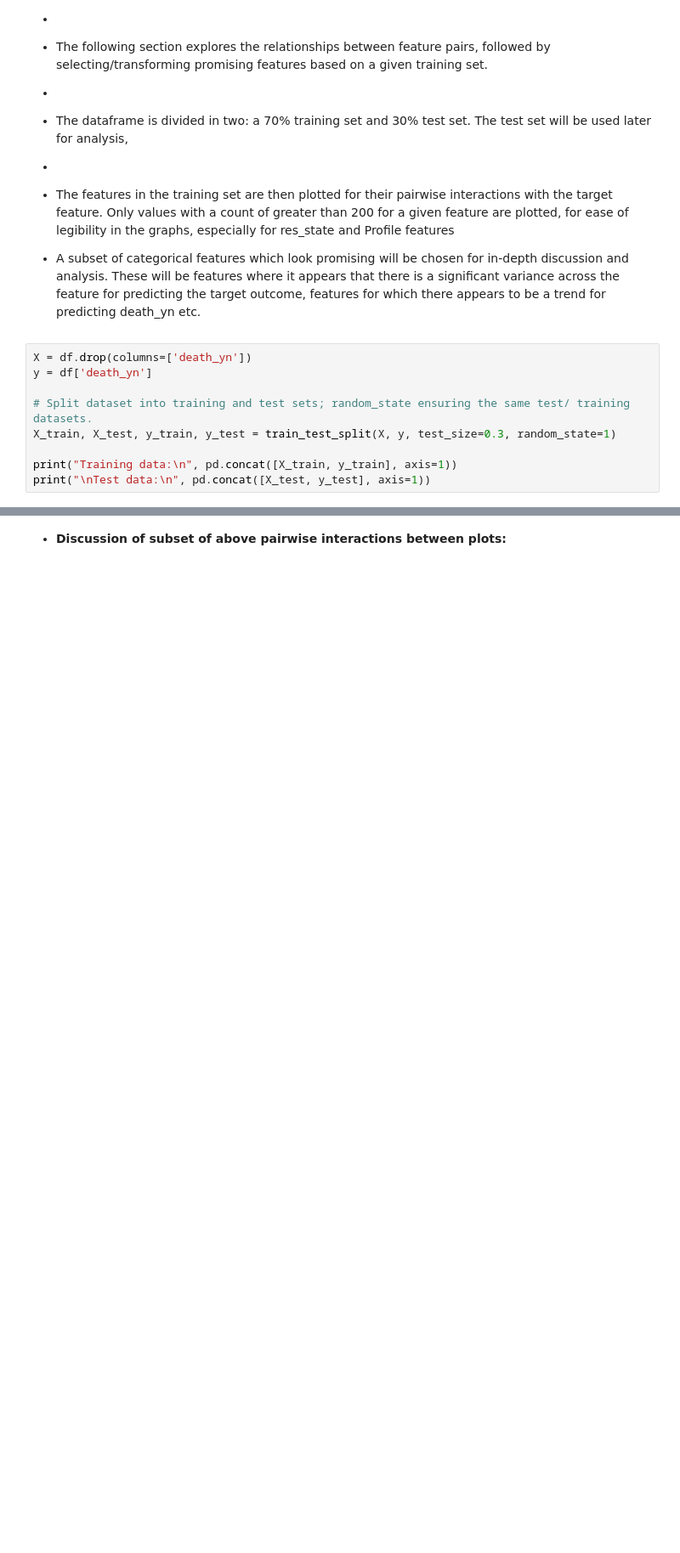
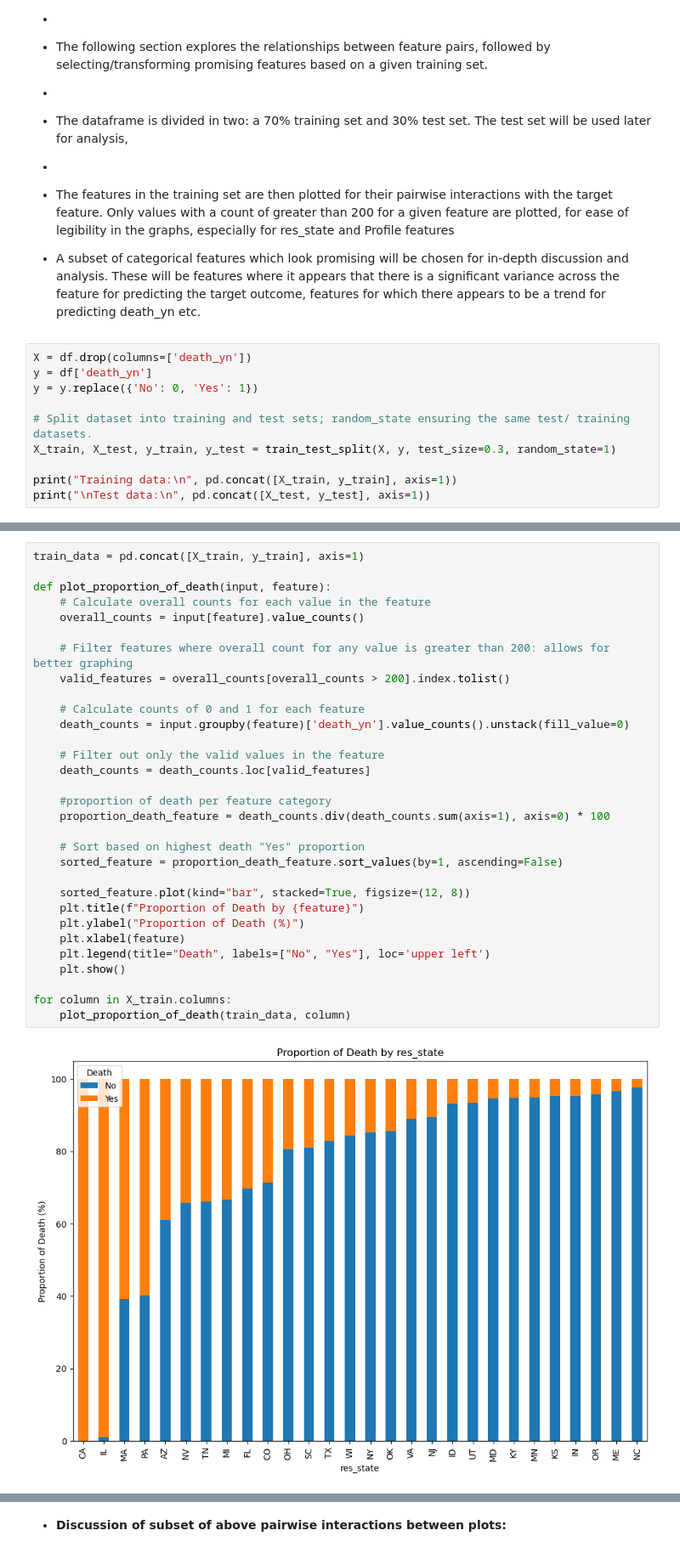
Before and after one commit to aTomical2/ML-Covid-Death-Predictor, a Jupyter notebook: Tom_Gibson_23222095_COMP47350_Homework2.ipynb, the cells around one changed output, grey strips where cells are left out. Shown at 85% size. Cells and saved outputs as stored; diff of their text form; blank space fills up the shorter version.

```diff
--- a/Tom_Gibson_23222095_COMP47350_Homework2.ipynb
+++ b/Tom_Gibson_23222095_COMP47350_Homework2.ipynb
@@ -109,6 +106,7 @@ Name: count, dtype: int64
 # %%
 X = df.drop(columns=['death_yn'])
 y = df['death_yn']
+y = y.replace({'No': 0, 'Yes': 1})
 
 # Split dataset into training and test sets; random_state ensuring the same test/ training datasets.
 X_train, X_test, y_train, y_test = train_test_split(X, y, test_size=0.3, random_state=1)
@@ -134,2 +132,35 @@ Training data:
 
 [11985 rows x 10 columns]
+# %%
+train_data = pd.concat([X_train, y_train], axis=1)
+
+def plot_proportion_of_death(input, feature):
+    # Calculate overall counts for each value in the feature
+    overall_counts = input[feature].value_counts()
+
+    # Filter features where overall count for any value is greater than 200: allows for better graphing
+    valid_features = overall_counts[overall_counts > 200].index.tolist()
+
+    # Calculate counts of 0 and 1 for each feature
+    death_counts = input.groupby(feature)['death_yn'].value_counts().unstack(fill_value=0)
+
+    # Filter out only the valid values in the feature
+    death_counts = death_counts.loc[valid_features]
+
+    #proportion of death per feature category
+    proportion_death_feature = death_counts.div(death_counts.sum(axis=1), axis=0) * 100
+
+    # Sort based on highest death "Yes" proportion
+    sorted_feature = proportion_death_feature.sort_values(by=1, ascending=False)
+
+    sorted_feature.plot(kind="bar", stacked=True, figsize=(12, 8))
+    plt.title(f"Proportion of Death by {feature}")
+    plt.ylabel("Proportion of Death (%)")
+    plt.xlabel(feature)
+    plt.legend(title="Death", labels=["No", "Yes"], loc='upper left')
+    plt.show()
+
+for column in X_train.columns:
+    plot_proportion_of_death(train_data, column)
+# %% [output]
+[figure, added]
```
Also changed, not shown: parts of 20 cells of this notebook, 1 other file.
